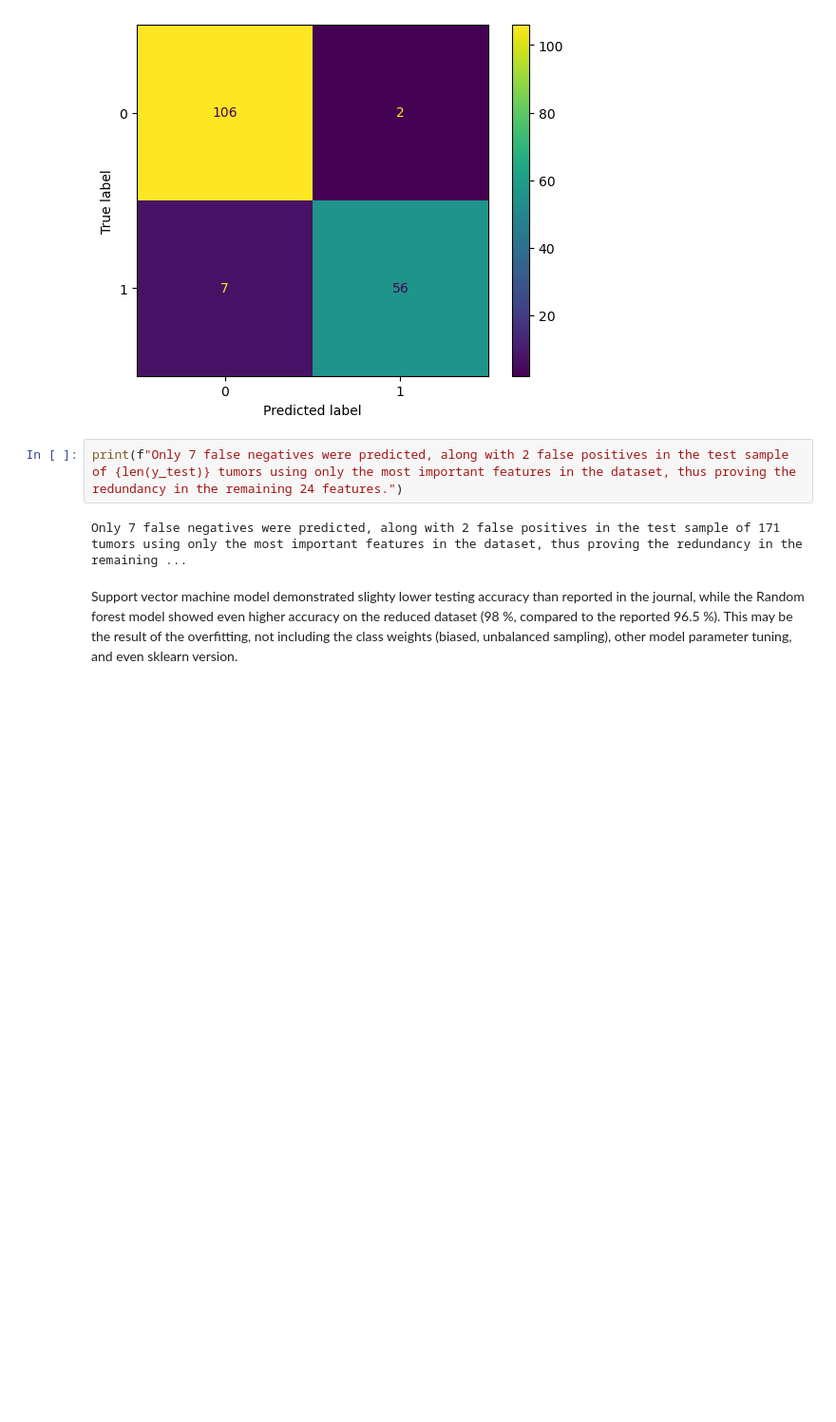
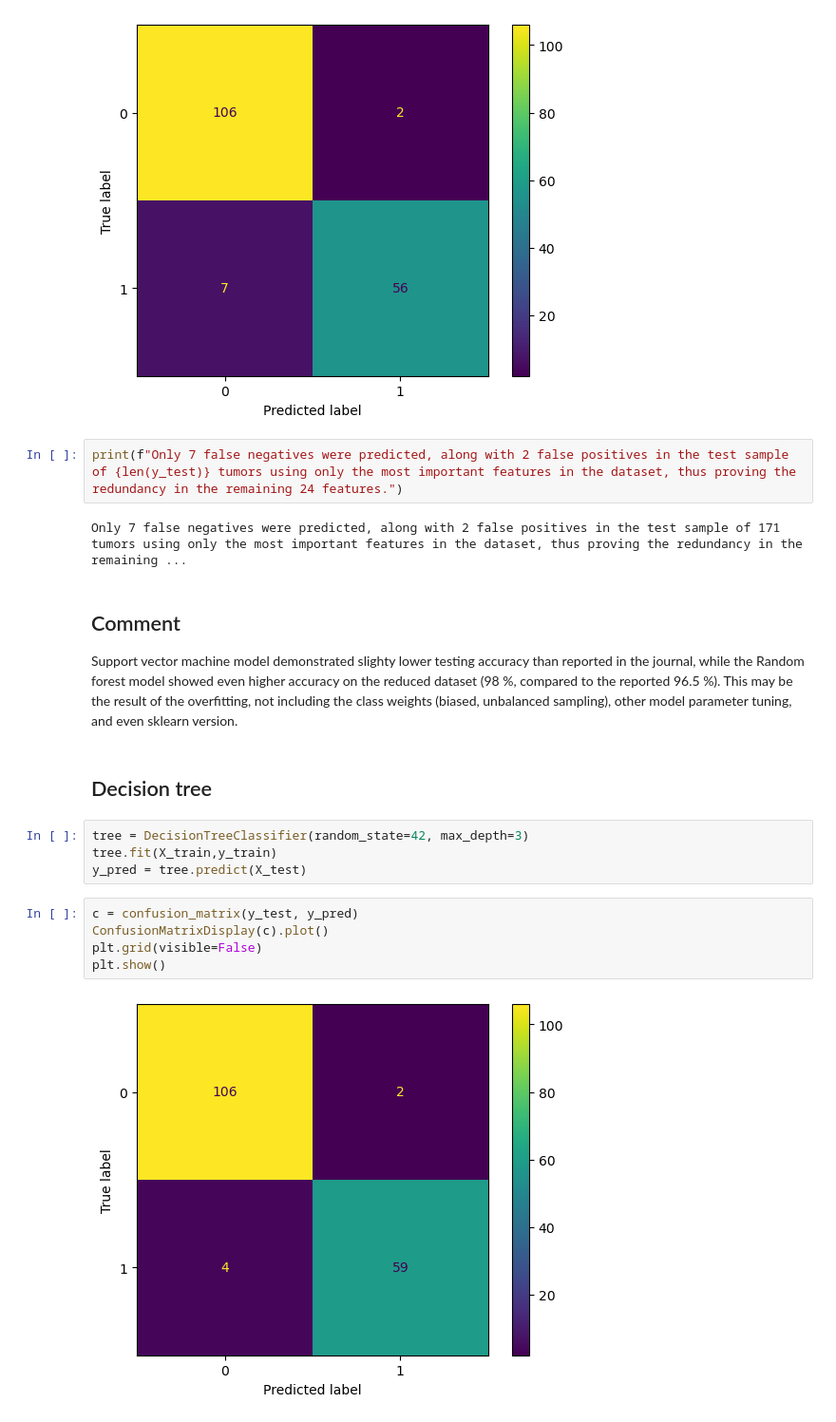
Before and after one commit to llist2020/Intro_to_DS, a Jupyter notebook: project/project_LList.ipynb, the cells around one changed output. Shown at 95% size. Cells and saved outputs as stored; diff of their text form; blank space fills up the shorter version.

Commit message:
Add decision tree

```diff
--- a/project/project_LList.ipynb
+++ b/project/project_LList.ipynb
@@ -409,4 +407,18 @@ print(f"Only 7 false negatives were predicted, along with 2 false positives in t
 # %% [output]
 Only 7 false negatives were predicted, along with 2 false positives in the test sample of 171 tumors using only the most important features in the dataset, thus proving the redundancy in the remaining ...
 # %% [markdown]
+## Comment
 Support vector machine model demonstrated slighty lower testing accuracy than reported in the journal, while the Random forest model showed even higher accuracy on the reduced dataset (98 %, compared to the reported 96.5 %). This may be the result of the overfitting, not including the class weights (biased, unbalanced sampling), other model parameter tuning, and even sklearn version.
+# %% [markdown]
+## Decision tree
+# %%
+tree = DecisionTreeClassifier(random_state=42, max_depth=3)
+tree.fit(X_train,y_train)
+y_pred = tree.predict(X_test)
+# %%
+c = confusion_matrix(y_test, y_pred)
+ConfusionMatrixDisplay(c).plot()
+plt.grid(visible=False)
+plt.show()
+# %% [output]
+[figure, added]
```
Also changed, not shown: parts of 6 cells of this notebook.
